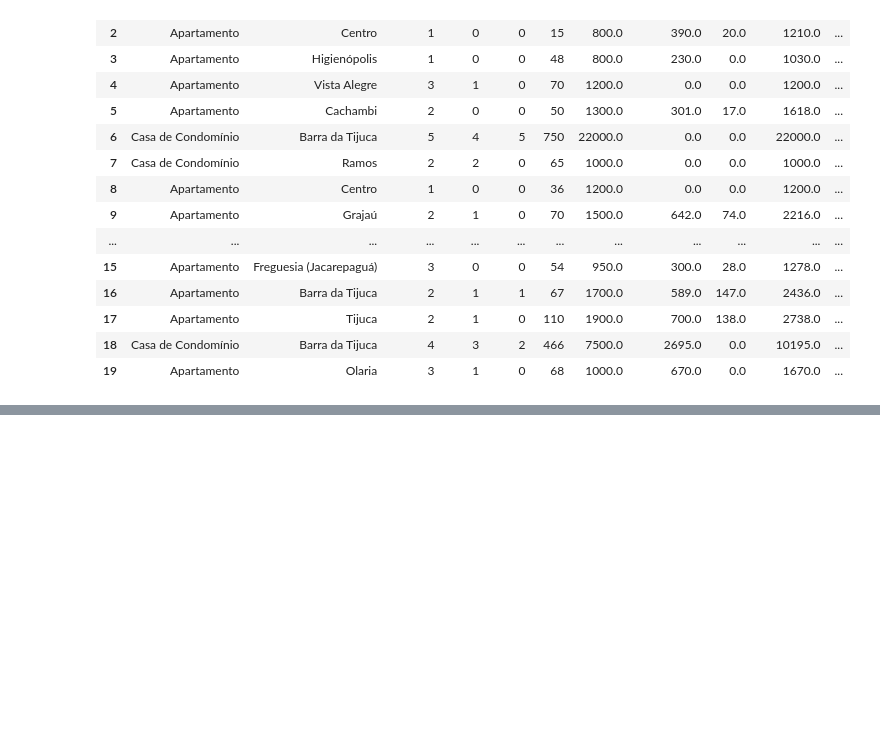
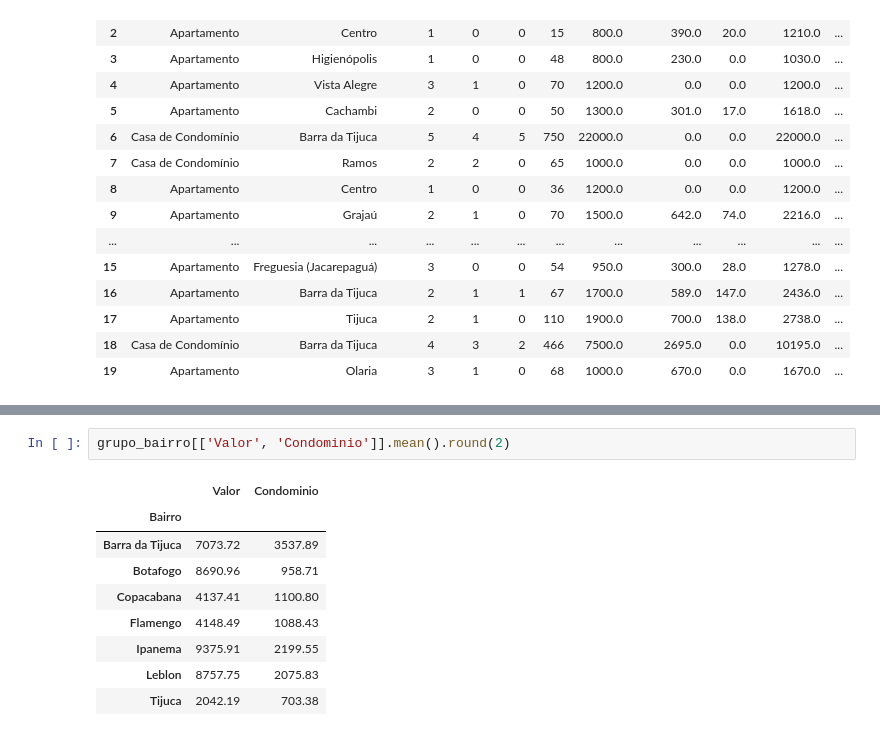
Before and after one commit to Mathvivas/Data-Science, a Jupyter notebook: Tratando_e_Analisando_Dados.ipynb, the cells around one changed output, grey strips where cells are left out. Saved outputs shown, nothing was run; the diff lists cells and outputs as text; blank space fills up the shorter version.

```diff
--- a/Tratando_e_Analisando_Dados.ipynb
+++ b/Tratando_e_Analisando_Dados.ipynb
@@ -528,0 +658,12 @@ dados_residenciais.head(20)
+# %%
+grupo_bairro[['Valor', 'Condominio']].mean().round(2)
+# %% [output]
+|  | Valor | Condominio |
+| Bairro |  |  |
+| Barra da Tijuca | 7073.72 | 3537.89 |
+| Botafogo | 8690.96 | 958.71 |
+| Copacabana | 4137.41 | 1100.80 |
+| Flamengo | 4148.49 | 1088.43 |
+| Ipanema | 9375.91 | 2199.55 |
+| Leblon | 8757.75 | 2075.83 |
+| Tijuca | 2042.19 | 703.38 |
```
Also changed, not shown: parts of 28 cells of this notebook.
